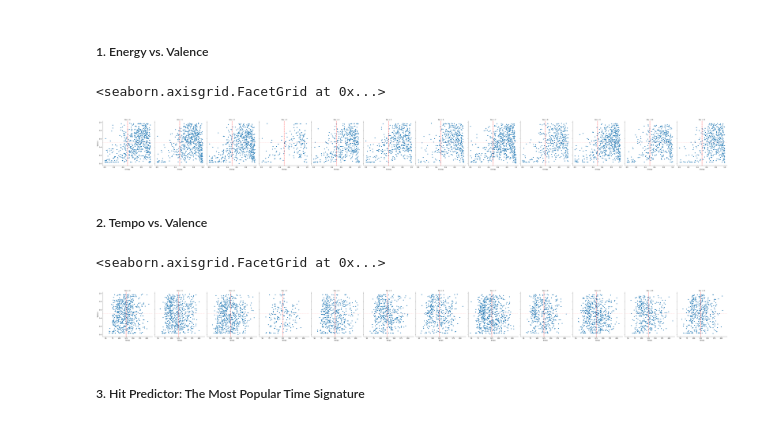
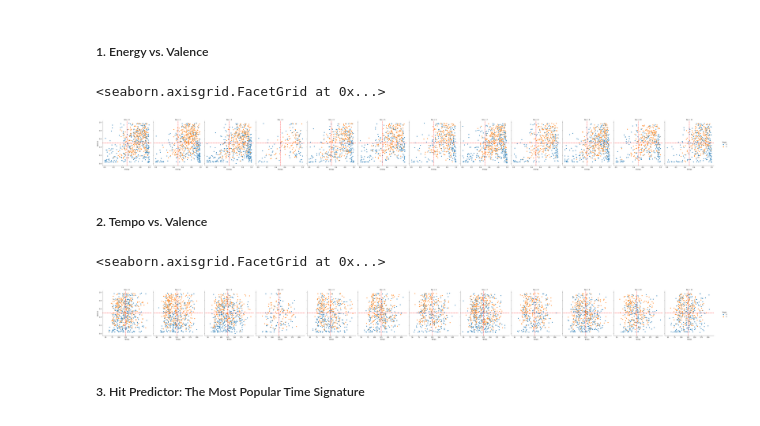
Before and after one commit to data301-2020-winter2/course-project-group_1011, a Jupyter notebook: analysis/EDA_Task5.ipynb, the cells around one changed output. Drawn from its saved outputs; the diff is of its cells as text; code cells hidden in the pictures.

```diff
--- a/analysis/EDA_Task5.ipynb
+++ b/analysis/EDA_Task5.ipynb
@@ -60,27 +60,27 @@ df.describe(include = np.number).T
 ##### 1. Energy vs. Valence
 # %%
 ax2 = sns.relplot(
-    x = 'Energy', y = "Valence", data = df, col = 'Key', kind = "scatter"
+    x = 'Energy', y = "Valence", data = df, col = 'Key', kind = "scatter", hue = 'Target'
 )
 
 ax2.map(plt.axhline, y = 0.5, ls = '--', c = 'red')
 ax2.map(plt.axvline, x = 0.5, ls = '--', c = 'red')
 ax2.set(xlabel = 'Energy', ylabel = 'Valence')
 # %% [output]
 <seaborn.axisgrid.FacetGrid at 0x...>
-[figure, old version]
+[figure, new version]
 # %% [markdown]
 ##### 2. Tempo vs. Valence
 # %%
 ax3 = sns.relplot(
-    x = 'Tempo', y = "Valence", col = 'Key', data = df, kind = "scatter"
+    x = 'Tempo', y = "Valence", col = 'Key', data = df, kind = "scatter", hue = 'Target'
 )
 ax3.map(plt.axhline, y = 0.5, ls = '--', c = 'red')
 ax3.map(plt.axvline, x = 125, ls = '--', c = 'red')
 ax3.set(xlabel = 'Tempo', ylabel = 'Valence')
 # %% [output]
 <seaborn.axisgrid.FacetGrid at 0x...>
-[figure, old version]
+[figure, new version]
 # %% [markdown]
 ##### 3. Hit Predictor: The Most Popular Time Signature
 # %%
```
Also changed, not shown: parts of 1 cell of this notebook.
